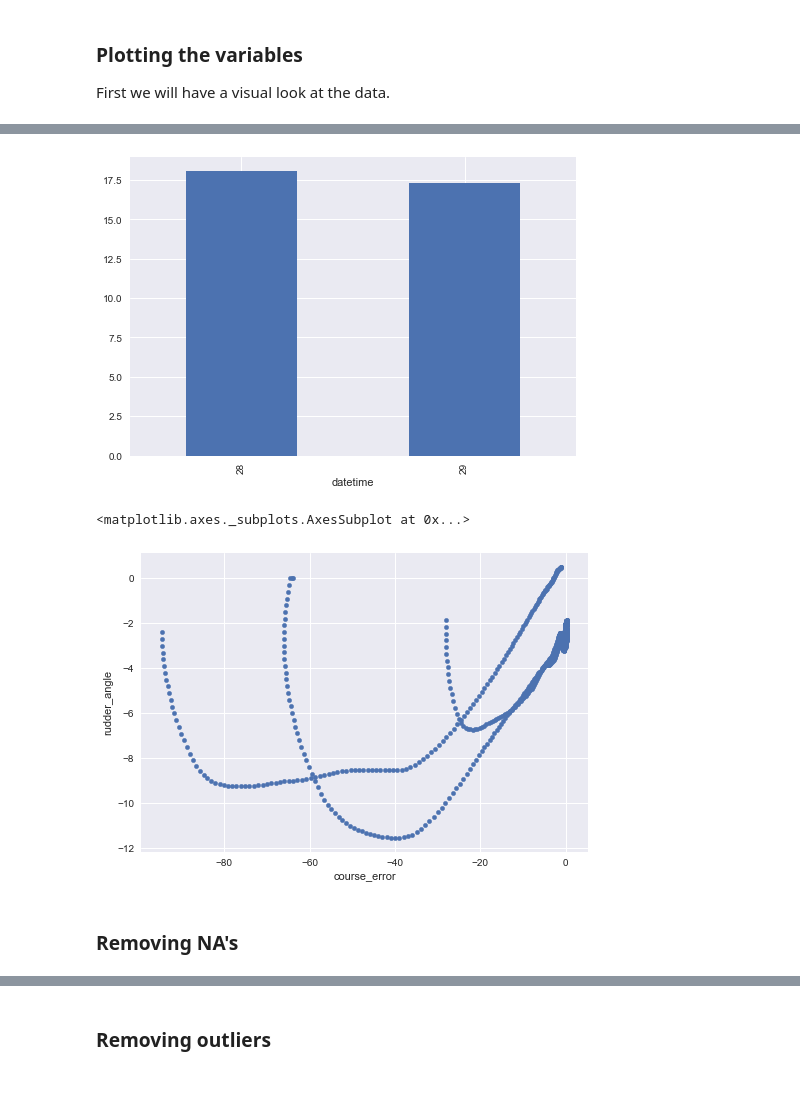
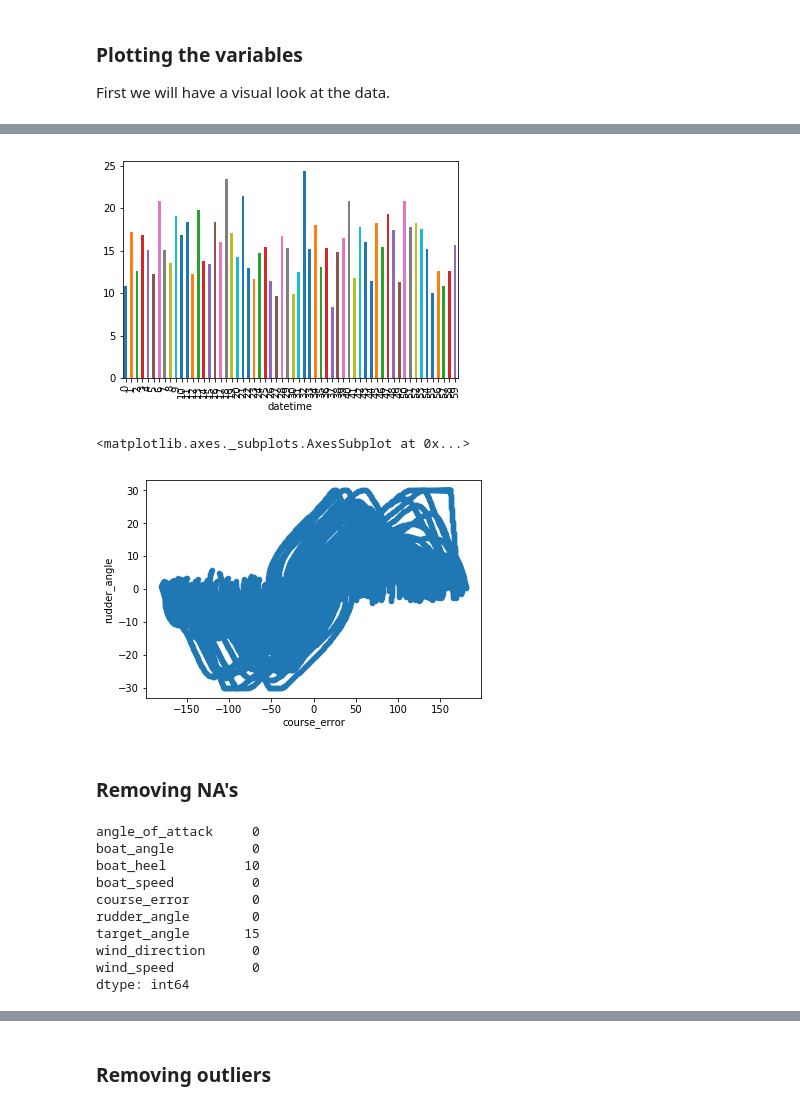
Before and after one commit to wouterdewinter/ai-captain, a Jupyter notebook: notebooks/data_cleaning_with_pandas_solution.ipynb, the cells around one changed output, grey strips where cells are left out. Saved outputs shown, nothing was run; the diff lists cells and outputs as text; code cells hidden in the pictures.

```diff
--- a/notebooks/data_cleaning_with_pandas_solution.ipynb
+++ b/notebooks/data_cleaning_with_pandas_solution.ipynb
@@ -13,7 +13,7 @@ import os
 ### Import log file
 # %%
 # dit stukje al geven
-df = pd.read_csv(os.path.join('..', 'data', 'logs', 'history_20181112_1529.csv'),
+df = pd.read_csv(os.path.join('..', 'data', 'logs', 'history_20181113_2149.csv'),
                    index_col='datetime', parse_dates=True).drop(['Unnamed: 0'], axis=1)
 
 df.info()
@@ -109,14 +114,27 @@ for var in variables:
 # %%
-# group average wind_speed per hour
-df.index.minute
-df.groupby(df.index.minute)['wind_speed'].mean().plot(kind='bar')
-plt.show()
+# group average wind_speed per minute
+df_16hr = df[df.index.hour == 16]
+df_16hr.groupby(df_16hr.index.minute)['wind_speed'].mean().plot(kind='bar')
 # %% [output]
-[figure, old version]
+[figure, new version]
 # %%
 df.plot.scatter(x='course_error', y='rudder_angle')
 # %% [output]
 <matplotlib.axes._subplots.AxesSubplot at 0x...>
-[figure, old version]
+[figure, new version]
 # %% [markdown]
 ### Removing NA's
+# %%
+#Which columns contain NA's?
+df.isna().sum()
+# %% [output]
+angle_of_attack     0
+boat_angle          0
+boat_heel          10
+boat_speed          0
+course_error        0
+rudder_angle        0
+target_angle       15
+wind_direction      0
+wind_speed          0
+dtype: int64
```
Also changed, not shown: parts of 18 cells of this notebook.
